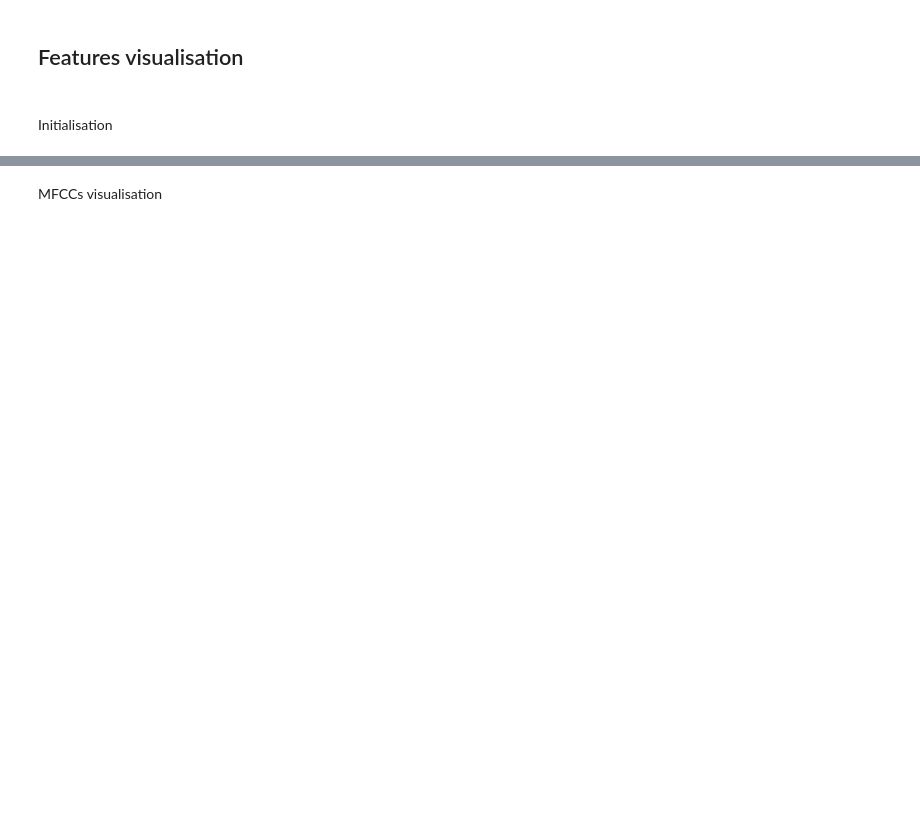
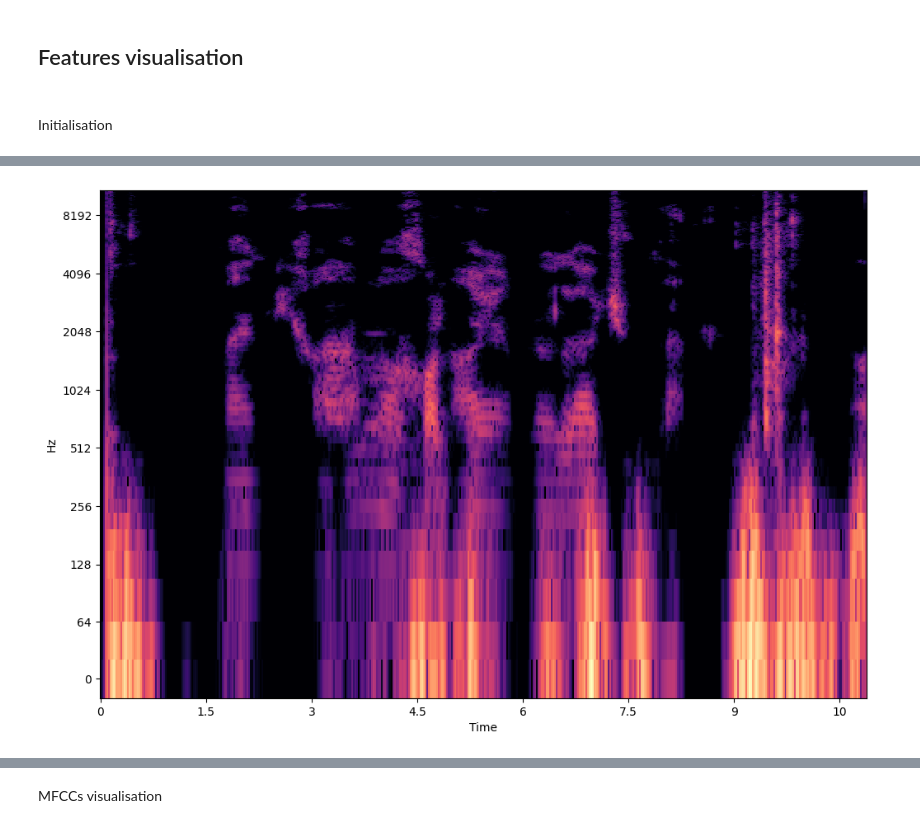
Before and after one commit to Gonxped31/Projet-STT-3795, a Jupyter notebook: src/data_preprocessing.ipynb, the cells around one changed output, grey strips where cells are left out. Cells and saved outputs as stored; diff of their text form; code cells hidden in the pictures; blank space fills up the shorter version.

```diff
--- a/src/data_preprocessing.ipynb
+++ b/src/data_preprocessing.ipynb
@@ -169,0 +76,10 @@ data = nr.reduce_noise(y=data, sr=sample_rate)
+# %%
+# https://librosa.org/doc/main/generated/librosa.stft.html
+
+plt.figure(figsize=(12, 8))
+#librosa.display.specshow(librosa.amplitude_to_db(np.abs(librosa.stft(data)), ref=np.max), y_axis='log', x_axis='time')
+librosa.display.specshow(librosa.amplitude_to_db(librosa.stft(data, n_fft=512)), y_axis='log', x_axis='time')
+#librosa.display.specshow(librosa.stft(data, n_fft=512), y_axis='log', x_axis='time')
+plt.show()
+# %% [output]
+[figure, added]
```
Also changed, not shown: parts of 25 cells of this notebook, 5 other files.
